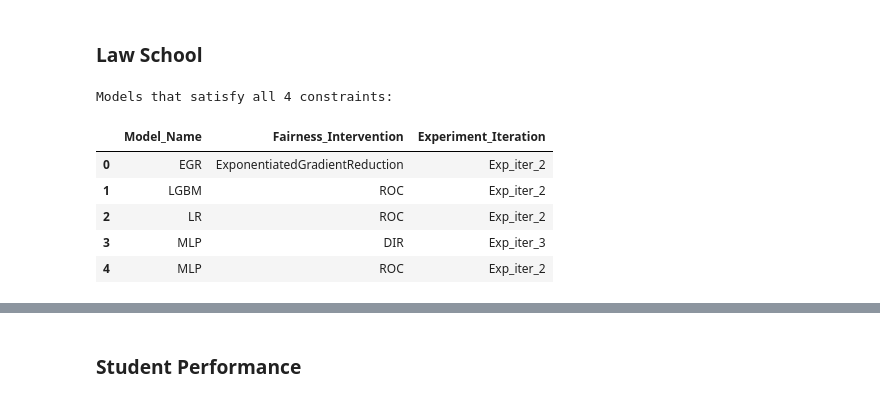
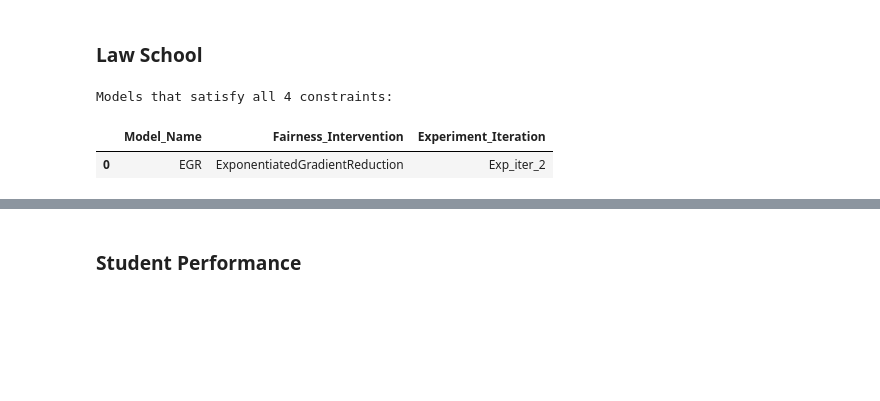
Before and after one commit to denysgerasymuk799/Experiments-FAccT-24, a Jupyter notebook: notebooks/visualizations_for_all_datasets/Model_Selection_Bar_Charts.ipynb, the cells around one changed output, grey strips where cells are left out. Cells and saved outputs as stored; diff of their text form; code cells hidden in the pictures; blank space fills up the shorter version.

```diff
--- a/notebooks/visualizations_for_all_datasets/Model_Selection_Bar_Charts.ipynb
+++ b/notebooks/visualizations_for_all_datasets/Model_Selection_Bar_Charts.ipynb
@@ -283,29 +325,25 @@ Models that satisfy all 4 constraints:
 ### Law School
 # %%
 # Metrics for constraints: [C1, C2, C3, C4]
-metrics = ['Accuracy', 'Equalized_Odds_FNR', 'Label_Stability', 'Label_Stability_Ratio']
+metrics = ['Accuracy', 'Equalized_Odds_FNR', 'Label_Stability_Ratio', 'Std_Parity']
 metrics_value_range_dct = {
     metrics[0]: [0.9, 1.0], # C1
-    metrics[1]: [-0.05, 0.05], # C2
-    metrics[2]: [0.92, 1.0], # C3
-    metrics[3]: [0.95, 1.05], # C4
+    metrics[1]: [0, 0.02], # C2
+    metrics[2]: [0.95, 1.05], # C3
+    metrics[3]: [-0.02, 0.02], # C4
     f'{metrics[0]}&{metrics[1]}': None, # C1 + C2
     f'{metrics[0]}&{metrics[2]}': None, # C1 + C3
     f'{metrics[0]}&{metrics[3]}': None, # C1 + C4
     f'{metrics[0]}&{metrics[1]}&{metrics[2]}&{metrics[3]}': None, # C1 + C2 + C3 + C4
 }
 create_bar_chart_for_model_selection(all_subgroup_metrics_df,
                                      all_group_metrics_df,
                                      metrics_value_range_dct,
                                      dataset_name='Law_School',
                                      group='male&race',
                                      vals_to_replace=vals_to_replace)
 # %% [output]
 Models that satisfy all 4 constraints:
 |  | Model_Name | Fairness_Intervention | Experiment_Iteration |
 | 0 | EGR | ExponentiatedGradientReduction | Exp_iter_2 |
-| 1 | LGBM | ROC | Exp_iter_2 |
-| 2 | LR | ROC | Exp_iter_2 |
-| 3 | MLP | DIR | Exp_iter_3 |
-| 4 | MLP | ROC | Exp_iter_2 |
 [interactive output not drawn]
```
Also changed, not shown: parts of 10 cells of this notebook.
